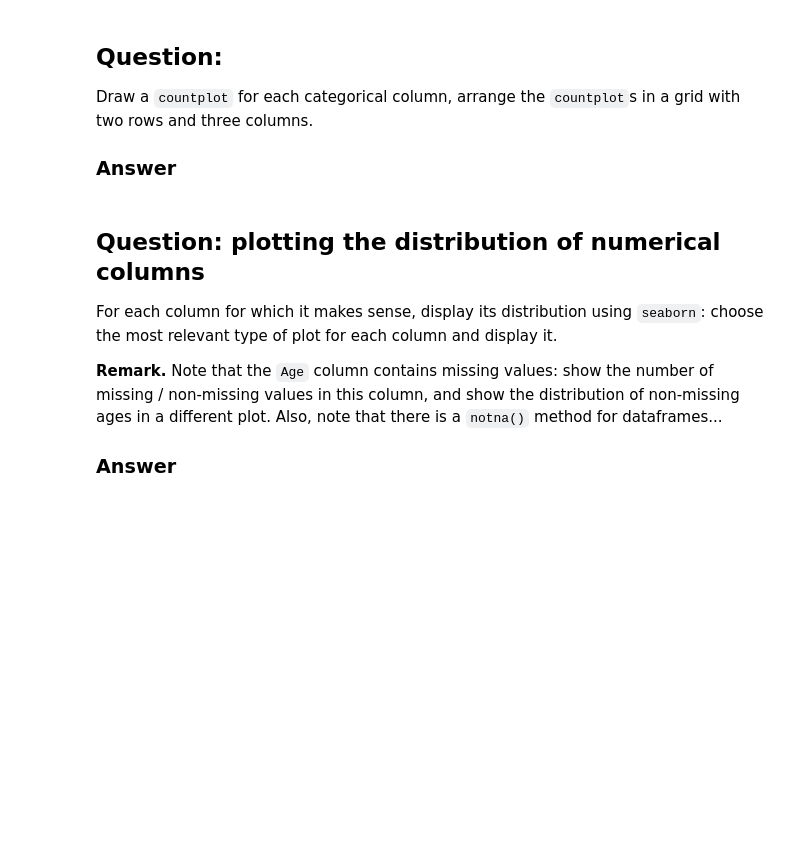
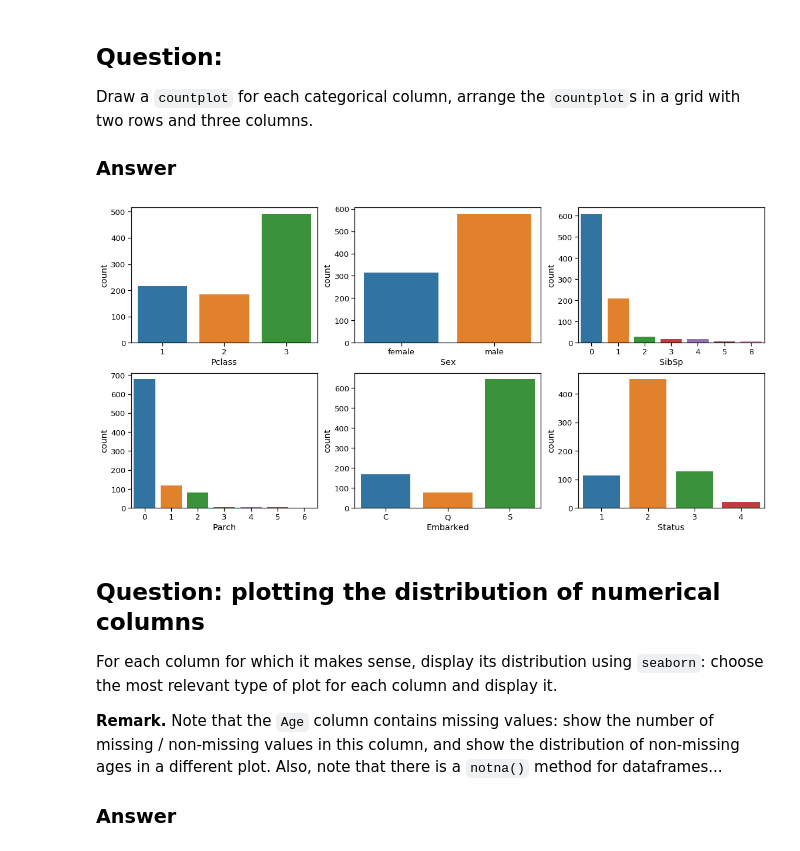
Before and after one commit to Na1an/2020_BigData_BAI_HAO, a Jupyter notebook: Homeworks/homework01.ipynb, the cells around one changed output. Drawn from its saved outputs; the diff is of its cells as text; code cells hidden in the pictures; blank space fills up the shorter version.

```diff
--- a/Homeworks/homework01.ipynb
+++ b/Homeworks/homework01.ipynb
@@ -315,3 +523,6 @@ column with bins  `[0,17], (17, 40], (40, 60], (60, 100]`
 (`np.nan` for passengers whose age is unknown).
 
 ### Answer
+# %%
+#1 child+teenager, 2 adult, 3 midlife， 4 aged
+data['Status'] = pd.cut(data['Age'], bins=[0,17,40,60,100], labels=['1','2','3','4'])
@@ -323,6 +555,17 @@ Draw a `countplot` for each categorical column, arrange the `countplot`s in a gr
 with two rows and three columns.
 
 ### Answer
+# %%
+#if we want use the parameter 'figsize' in the funciton plt.subplots()
+#we need run plt.subplots(nrows=2, ncols=3) at firstime, then add the figsize=(x,y)
+#just dont know why, but need do this way
+fig, axes = plt.subplots(nrows=2, ncols=3, figsize=(16,8))
+columns = data.select_dtypes(include= ['category']).columns
+for i, colname in enumerate(columns):
+    sns.countplot(colname, data=data, ax=fig.axes[i])
+plt.tight_layout()
+# %% [output]
+[figure, added]
 # %% [markdown]
 
 ## Question: plotting the distribution of numerical columns
```
Also changed, not shown: parts of 70 cells of this notebook, 3 other files.
